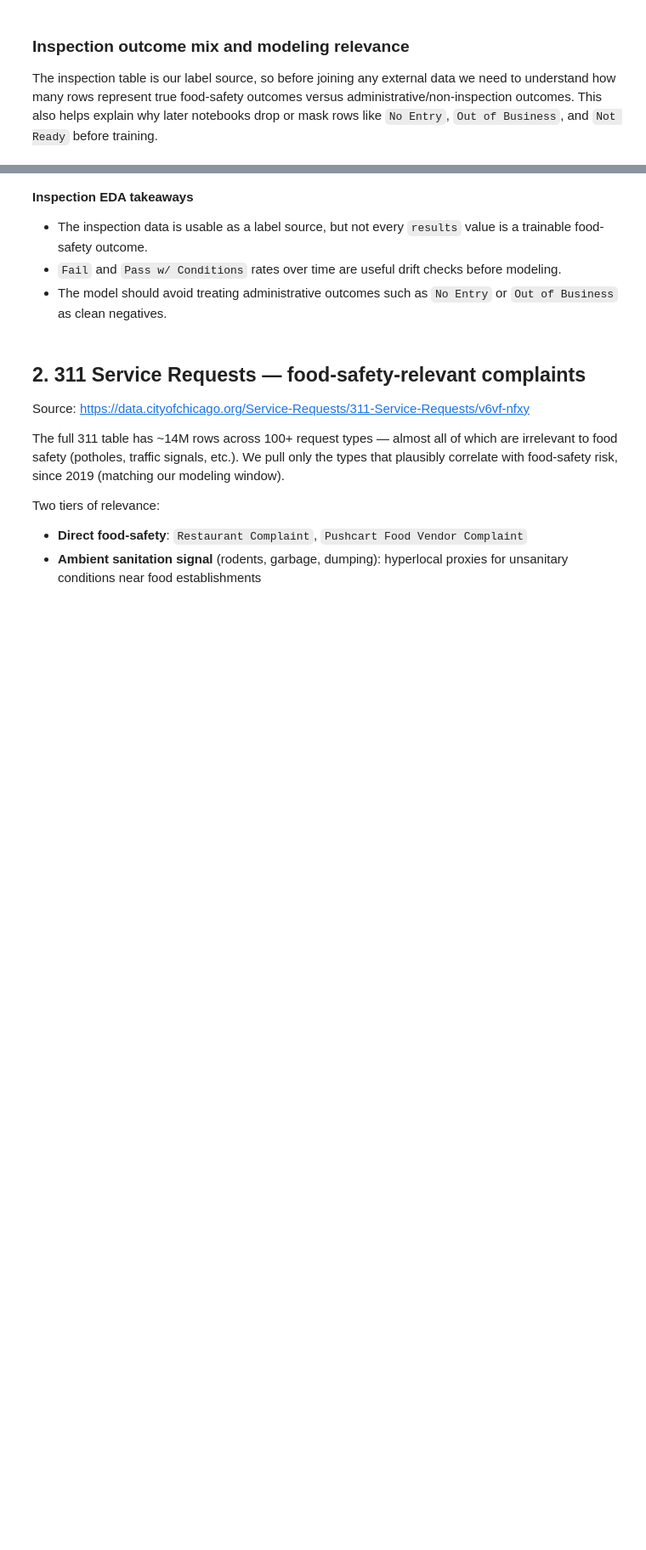
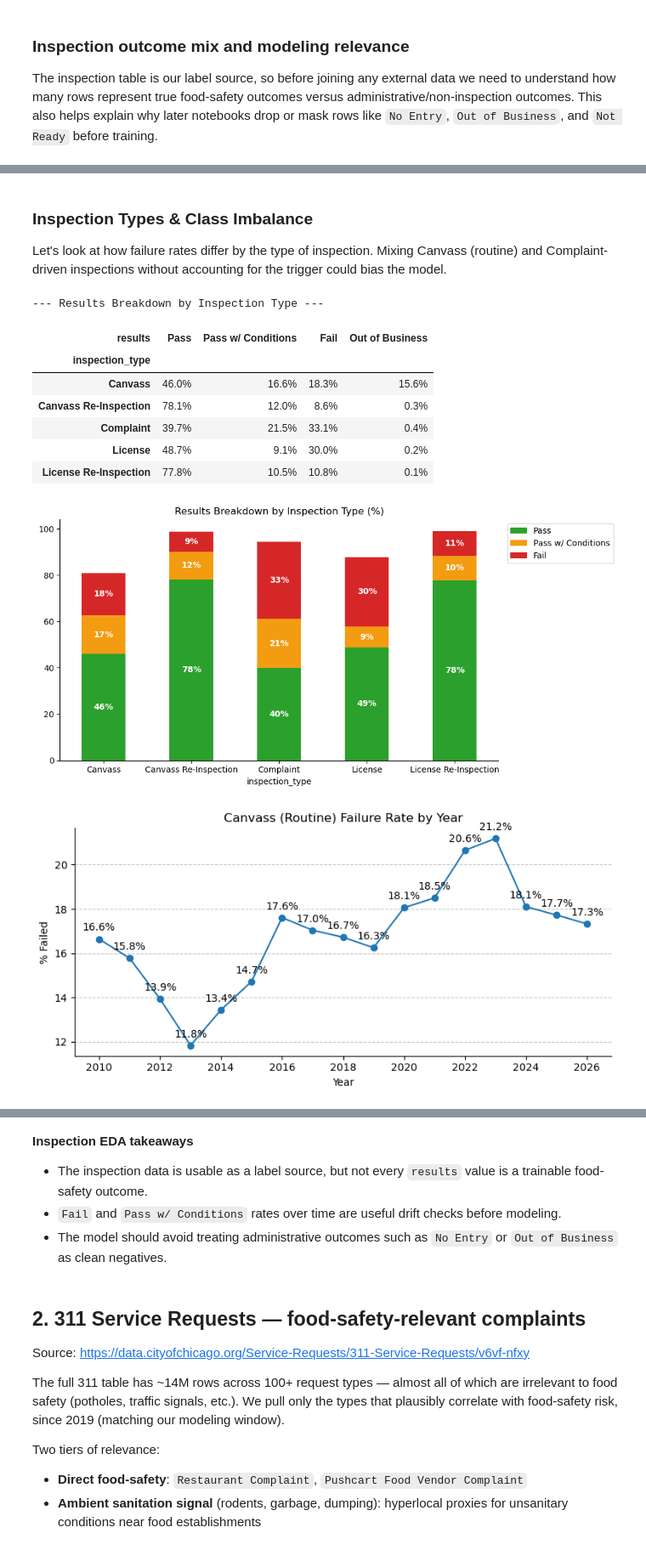
Before and after one commit to food-safety-intelligence/food-safety-intelligence, a Jupyter notebook: notebooks/01_dataset_overview_eda.ipynb, the cells around one changed output, grey strips where cells are left out. Shown at 85% size. Saved outputs shown, nothing was run; the diff lists cells and outputs as text; code cells hidden in the pictures; blank space fills up the shorter version.

```diff
--- a/notebooks/01_dataset_overview_eda.ipynb
+++ b/notebooks/01_dataset_overview_eda.ipynb
@@ -365,0 +523,48 @@ plt.show()
+# %% [markdown]
+### Inspection Types & Class Imbalance
+Let's look at how failure rates differ by the type of inspection. Mixing Canvass (routine) and Complaint-driven inspections without accounting for the trigger could bias the model.
+# %%
+# Top 5 inspection types vs. Results
+top_types = inspections['inspection_type'].value_counts().head(5).index
+
+print("--- Results Breakdown by Inspection Type ---")
+type_res = pd.crosstab(
+    inspections[inspections['inspection_type'].isin(top_types)]['inspection_type'],
+    inspections['results'],
+    normalize='index'
+) * 100
+
+display(type_res[['Pass', 'Pass w/ Conditions', 'Fail', 'Out of Business']].round(1).astype(str) + '%')
+
+# Visualizing the table with a stacked bar chart
+ax_stack = type_res[['Pass', 'Pass w/ Conditions', 'Fail']].plot(kind='bar', stacked=True, figsize=(10, 5), title='Results Breakdown by Inspection Type (%)', color=['#2ca02c', '#f39c12', '#d62728'])
+for c in ax_stack.containers:
+    ax_stack.bar_label(c, fmt='%.0f%%', label_type='center', color='white', weight='bold')
+plt.xticks(rotation=0)
+plt.legend(bbox_to_anchor=(1.01, 1), loc='upper left')
+plt.tight_layout()
+plt.show()
+
+# Yearly failure rate for Canvass only
+canvass = inspections[inspections['inspection_type'].str.lower().str.contains('canvass', na=False)]
+yearly_canvass_fail = canvass.groupby(canvass['inspection_date'].dt.year).apply(lambda x: (x['results'] == 'Fail').mean() * 100)
+
+ax = yearly_canvass_fail.plot(kind='line', marker='o', title='Canvass (Routine) Failure Rate by Year', figsize=(8,4))
+ax.set_ylabel('% Failed')
+ax.set_xlabel('Year')
+for x, y in zip(yearly_canvass_fail.index, yearly_canvass_fail.values):
+    ax.annotate(f"{y:.1f}%", (x, y), textcoords="offset points", xytext=(0,8), ha='center')
+ax.grid(axis='y', linestyle='--', alpha=0.7)
+plt.tight_layout()
+plt.show()
+# %% [output]
+--- Results Breakdown by Inspection Type ---
+| results | Pass | Pass w/ Conditions | Fail | Out of Business |
+| inspection_type |  |  |  |  |
+| Canvass | 46.0% | 16.6% | 18.3% | 15.6% |
+| Canvass Re-Inspection | 78.1% | 12.0% | 8.6% | 0.3% |
+| Complaint | 39.7% | 21.5% | 33.1% | 0.4% |
+| License | 48.7% | 9.1% | 30.0% | 0.2% |
+| License Re-Inspection | 77.8% | 10.5% | 10.8% | 0.1% |
+[figure, added]
+[figure, added]
```
Also changed, not shown: parts of 41 cells of this notebook.
